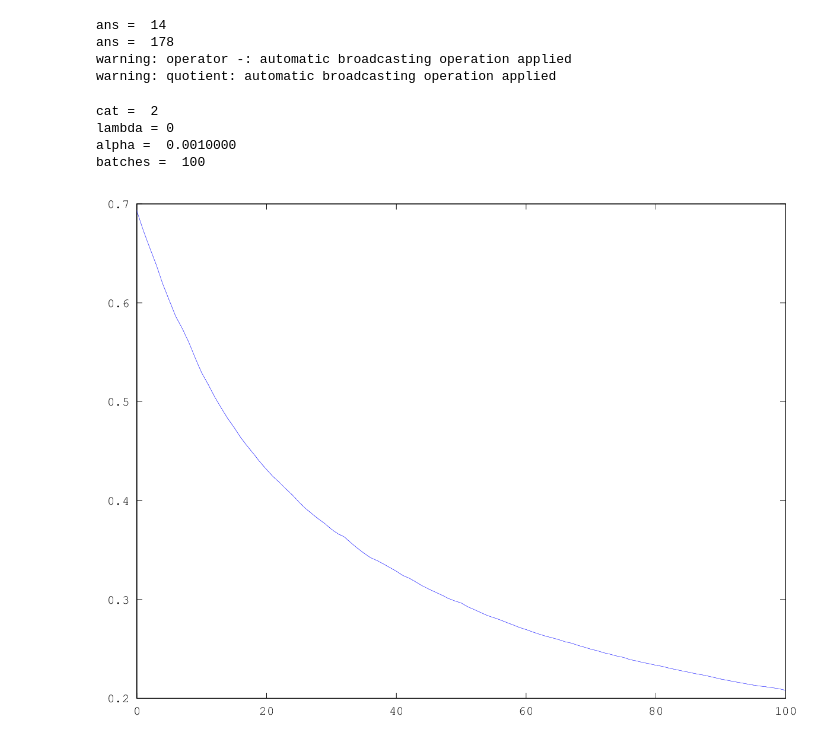
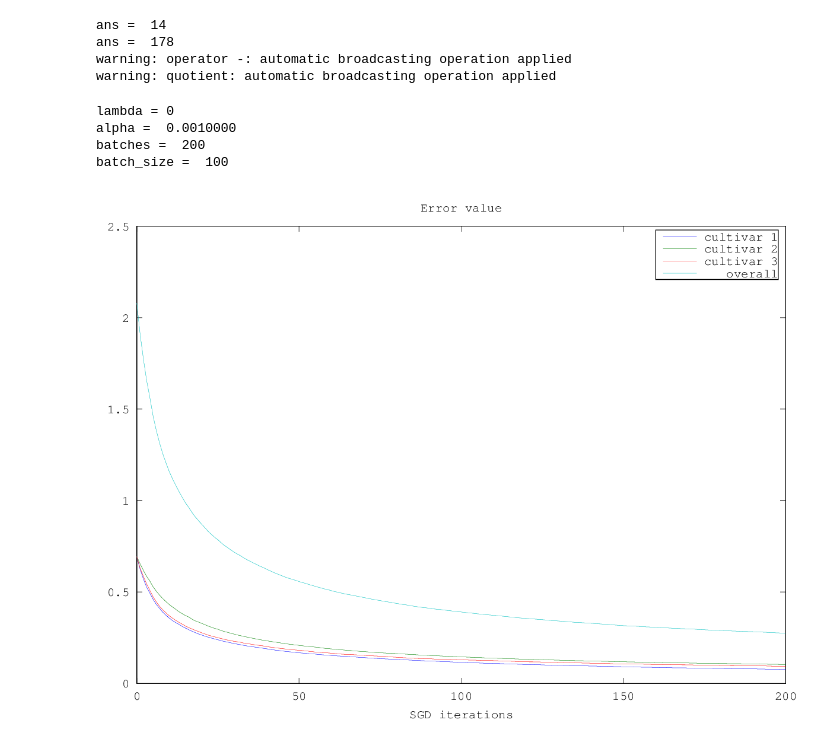
Before and after one commit to AlexandreZani/mlsandbox, a Jupyter notebook: LogisticRegressionSGDOctave.ipynb, the cells around one changed output. Drawn from its saved outputs; the diff is of its cells as text; code cells hidden in the pictures.

```diff
--- a/LogisticRegressionSGDOctave.ipynb
+++ b/LogisticRegressionSGDOctave.ipynb
@@ -63,36 +63,37 @@ function err = logreg_error(X, y, theta)
     err = sum((-y .* log(y_)) - (1-y) .* log(1-y_)) / rows(y);
 endfunction
 # %%
-y = zeros(rows(cultivar), 1);
-cat = 2
+y = zeros(rows(cultivar), max(cultivar));
+
 for row = 1:rows(cultivar)
-    %y(row, cultivar(row)) = 1;
-    if cultivar(row) == cat
-        y(row) = 1;
-    endif
+    y(row, cultivar(row)) = 1;
 endfor
 
 [X_train, y_train, X_test, y_test] = split_data(X_std, y, 0.80);
 
-rand("seed", 0)
+rand("seed", 0);
 
-%theta = unifrnd(-1, 1, columns(X_train) + 1, columns(y_train));
 theta = zeros(columns(X_train) + 1, columns(y_train));
 
-rand("seed", 0)
-errors = [logreg_error(X_train, y_train, theta)];
 lambda = 0
 alpha = 0.001
-batches = 100
+batches = 200
+batch_size = 100
+
+errors = [logreg_error(X_test, y_test, theta)];
+
 for i = 1:batches
-    theta = SGD(X_train, y_train, theta, lambda, @logreg_cost, alpha, 50);
-    errors = [errors logreg_error(X_test, y_test, theta)];
+    theta = SGD(X_train, y_train, theta, lambda, @logreg_cost, alpha, batch_size);
+    errors = [errors; logreg_error(X_test, y_test, theta)];
 endfor
 
-plot(0:batches, errors)
+plot(0:batches, errors(:, 1), 0:batches, errors(:, 2), 0:batches, errors(:, 3), 0:batches, sum(errors, 2))
+legend("cultivar 1", "cultivar 2", "cultivar 3", "overall")
+title("Error value")
+xlabel("SGD iterations")
 # %% [output]
-cat =  2
 lambda = 0
 alpha =  0.0010000
-batches =  100
+batches =  200
+batch_size =  100
-[figure, old version]
+[figure, new version]
```
Also changed, not shown: parts of 2 cells of this notebook.
